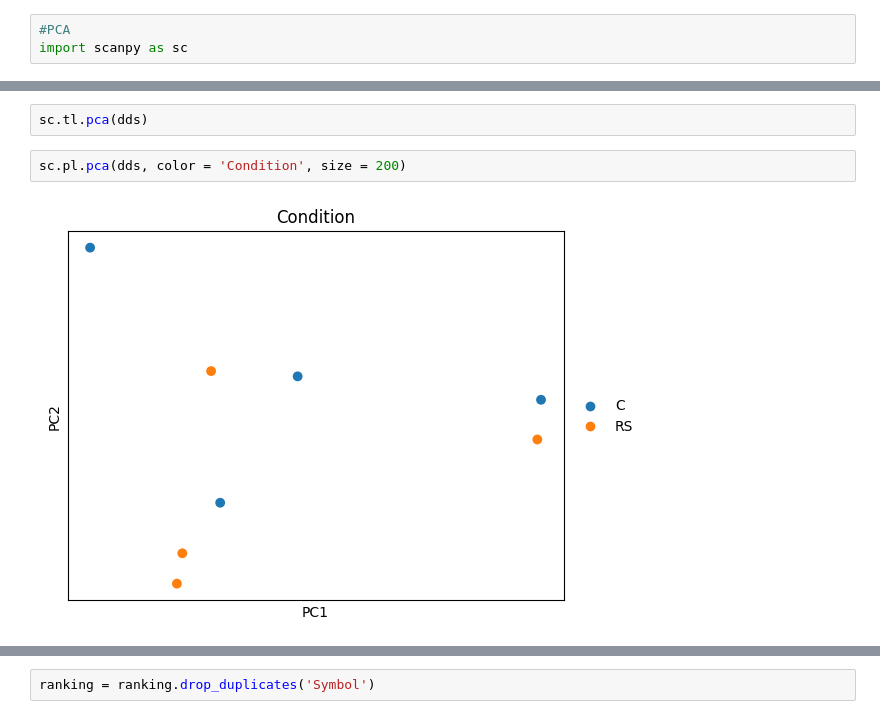
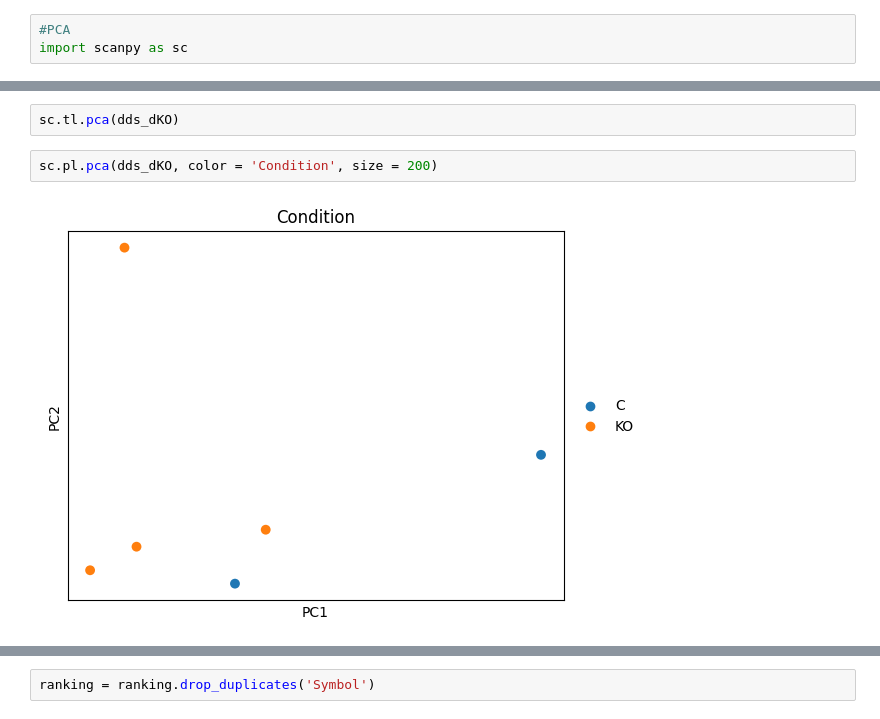
Before and after one commit to dsaeedeh/epigenetics, a Jupyter notebook: PyDeseq2.ipynb, the cells around one changed output, grey strips where cells are left out. Drawn from its saved outputs; the diff is of its cells as text.

```diff
--- a/PyDeseq2.ipynb
+++ b/PyDeseq2.ipynb
@@ -413,8 +429,8 @@ AnnData object with n_obs × n_vars = 8 × 31378
 # %%
-sc.tl.pca(dds)
+sc.tl.pca(dds_dKO)
 # %%
-sc.pl.pca(dds, color = 'Condition', size = 200)
+sc.pl.pca(dds_dKO, color = 'Condition', size = 200)
 # %% [output]
-[figure, old version]
+[figure, new version]
 # %%
 #GSEA
```
Also changed, not shown: parts of 34 cells of this notebook, 15 other files.
